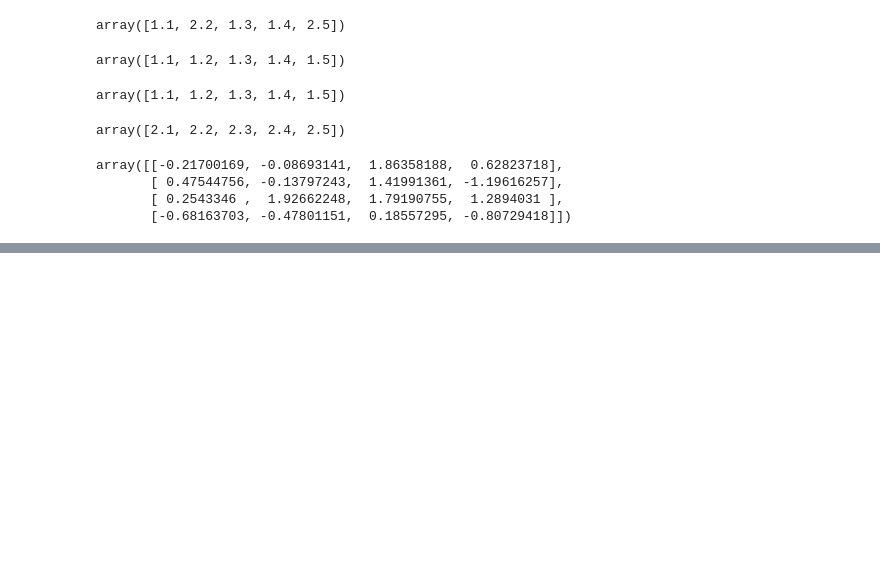
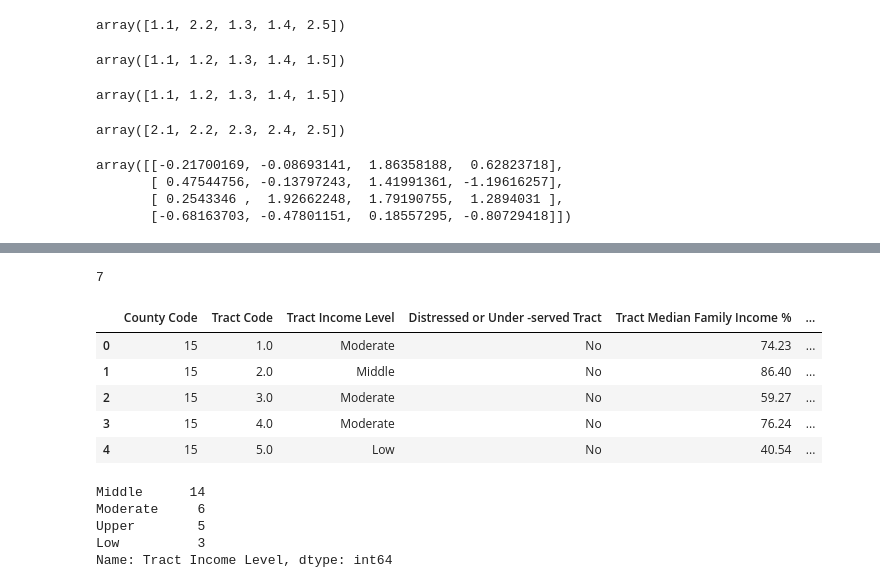
Before and after one commit to azfarbkhr/piaic_qtr2_assignments, a Jupyter notebook: Practice/practicing_data_analysis.ipynb, the cells around one changed output, grey strips where cells are left out. Drawn from its saved outputs; the diff is of its cells as text; code cells hidden in the pictures; blank space fills up the shorter version.

```diff
--- a/Practice/practicing_data_analysis.ipynb
+++ b/Practice/practicing_data_analysis.ipynb
@@ -167,0 +321,23 @@ array([[-0.21700169, -0.08693141,  1.86358188,  0.62823718],
+# %%
+tables = pd.read_html('http://www.ffiec.gov/census/report.aspx?year=2011&state=01&report=demographic&msa=11500')
+# %%
+len(tables)
+# %% [output]
+7
+# %%
+tables[6].head()
+# %% [output]
+|  | County Code | Tract Code | Tract Income Level | Distressed or Under -served Tract | Tract Median Family Income % | ... |
+| 0 | 15 | 1.0 | Moderate | No | 74.23 | ... |
+| 1 | 15 | 2.0 | Middle | No | 86.40 | ... |
+| 2 | 15 | 3.0 | Moderate | No | 59.27 | ... |
+| 3 | 15 | 4.0 | Moderate | No | 76.24 | ... |
+| 4 | 15 | 5.0 | Low | No | 40.54 | ... |
+# %%
+tables[6]['Tract Income Level'].value_counts()
+# %% [output]
+Middle      14
+Moderate     6
+Upper        5
+Low          3
+Name: Tract Income Level, dtype: int64
```
Also changed, not shown: parts of 44 cells of this notebook.
